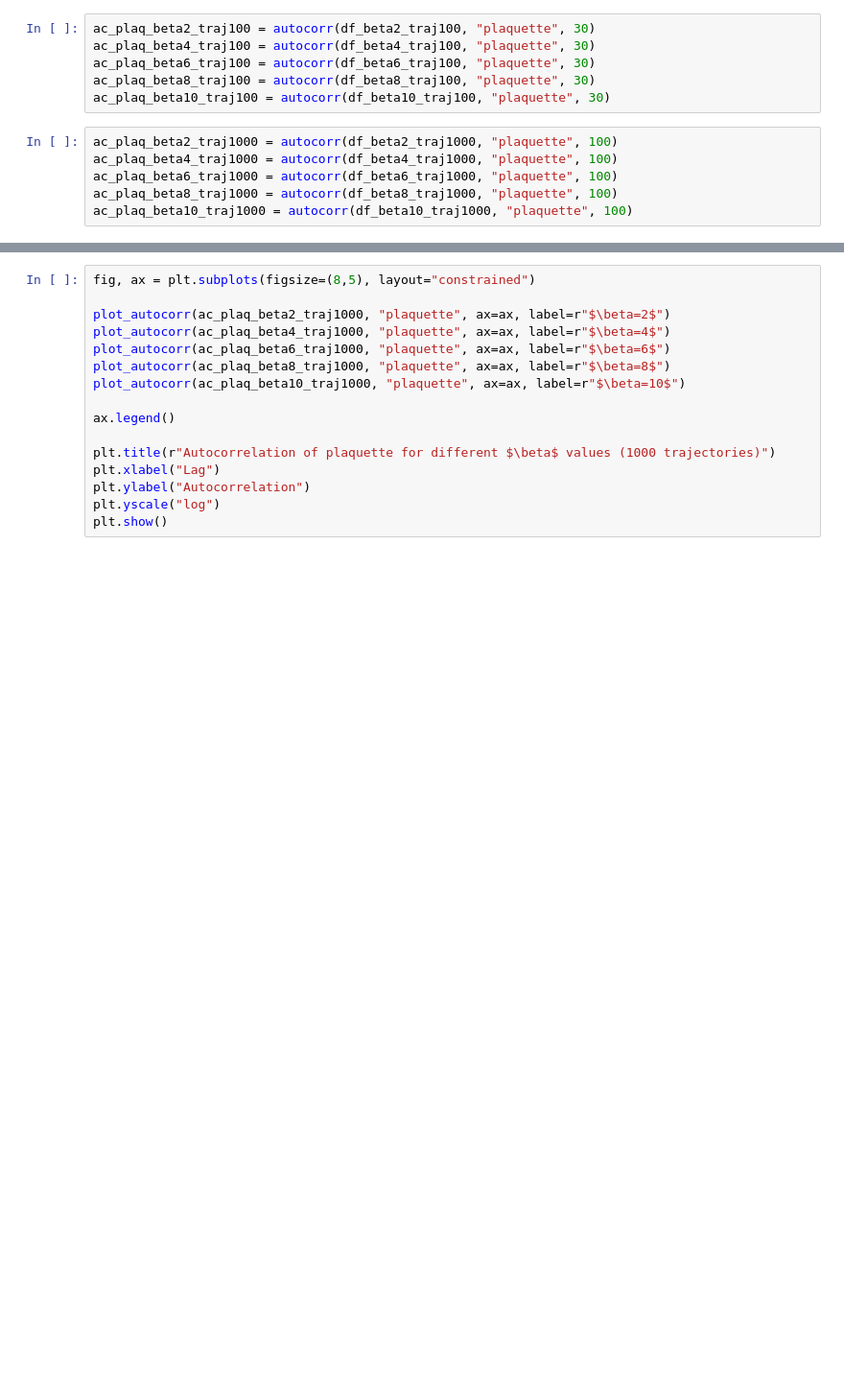
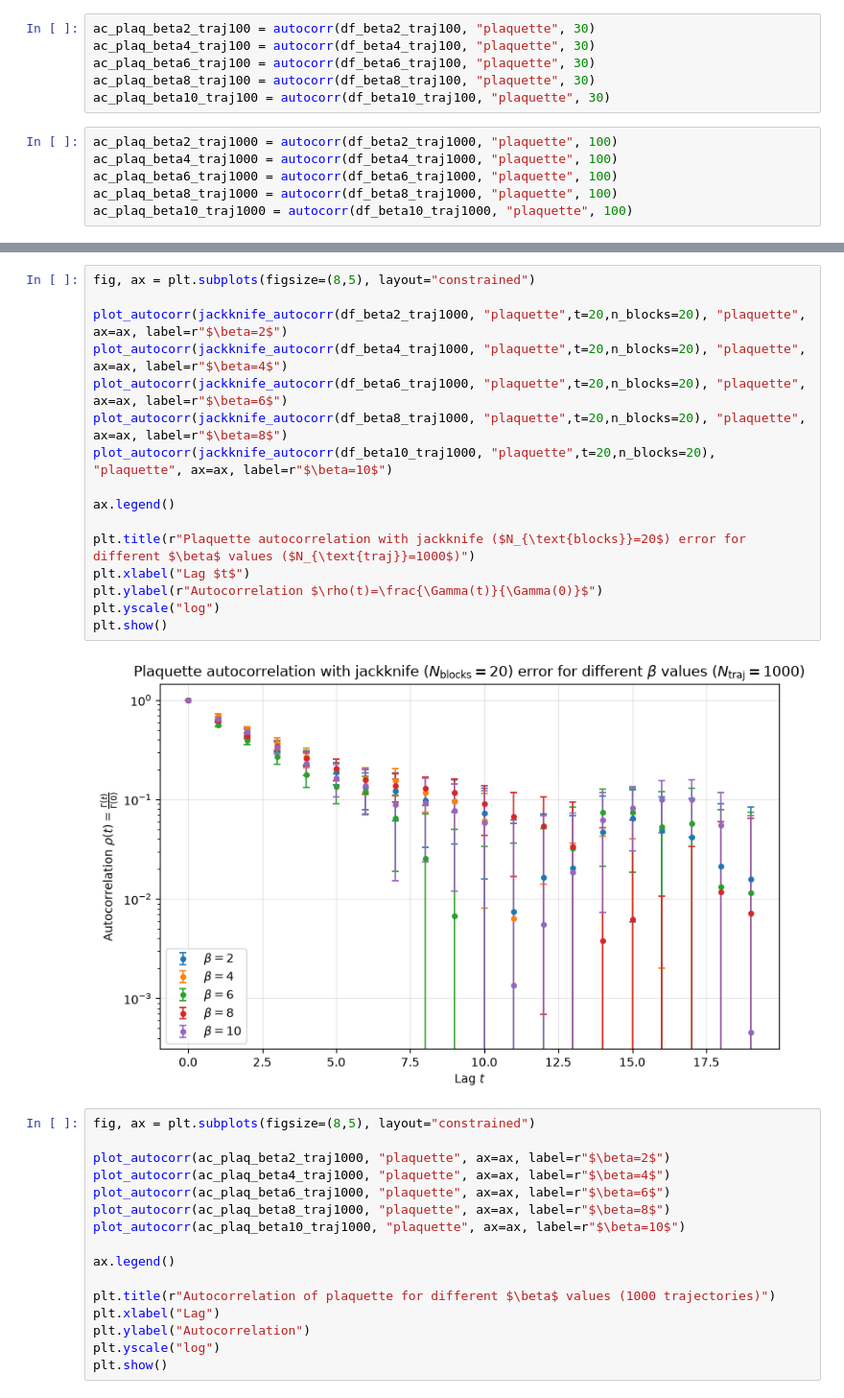
Before and after one commit to mfbecker93/SU-2-pure-gauge, a Jupyter notebook: analysis/analysis_pure_gauge.ipynb, the cells around one changed output, grey strips where cells are left out. Shown at 96% size. Drawn from its saved outputs; the diff is of its cells as text; blank space fills up the shorter version.

```diff
--- a/analysis/analysis_pure_gauge.ipynb
+++ b/analysis/analysis_pure_gauge.ipynb
@@ -415,3 +526,21 @@ plt.show()
+# %%
+fig, ax = plt.subplots(figsize=(8,5), layout="constrained")
+
+plot_autocorr(jackknife_autocorr(df_beta2_traj1000, "plaquette",t=20,n_blocks=20), "plaquette", ax=ax, label=r"$\beta=2$")
+plot_autocorr(jackknife_autocorr(df_beta4_traj1000, "plaquette",t=20,n_blocks=20), "plaquette", ax=ax, label=r"$\beta=4$")
+plot_autocorr(jackknife_autocorr(df_beta6_traj1000, "plaquette",t=20,n_blocks=20), "plaquette", ax=ax, label=r"$\beta=6$")
+plot_autocorr(jackknife_autocorr(df_beta8_traj1000, "plaquette",t=20,n_blocks=20), "plaquette", ax=ax, label=r"$\beta=8$")
+plot_autocorr(jackknife_autocorr(df_beta10_traj1000, "plaquette",t=20,n_blocks=20), "plaquette", ax=ax, label=r"$\beta=10$")
+
+ax.legend()
+
+plt.title(r"Plaquette autocorrelation with jackknife ($N_{\text{blocks}}=20$) error for different $\beta$ values ($N_{\text{traj}}=1000$)")
+plt.xlabel("Lag $t$")
+plt.ylabel(r"Autocorrelation $\rho(t)=\frac{\Gamma(t)}{\Gamma(0)}$")
+plt.yscale("log")
+plt.show()
+# %% [output]
+[figure, added]
 # %%
 fig, ax = plt.subplots(figsize=(8,5), layout="constrained")
 
```
Also changed, not shown: parts of 4 cells of this notebook.
